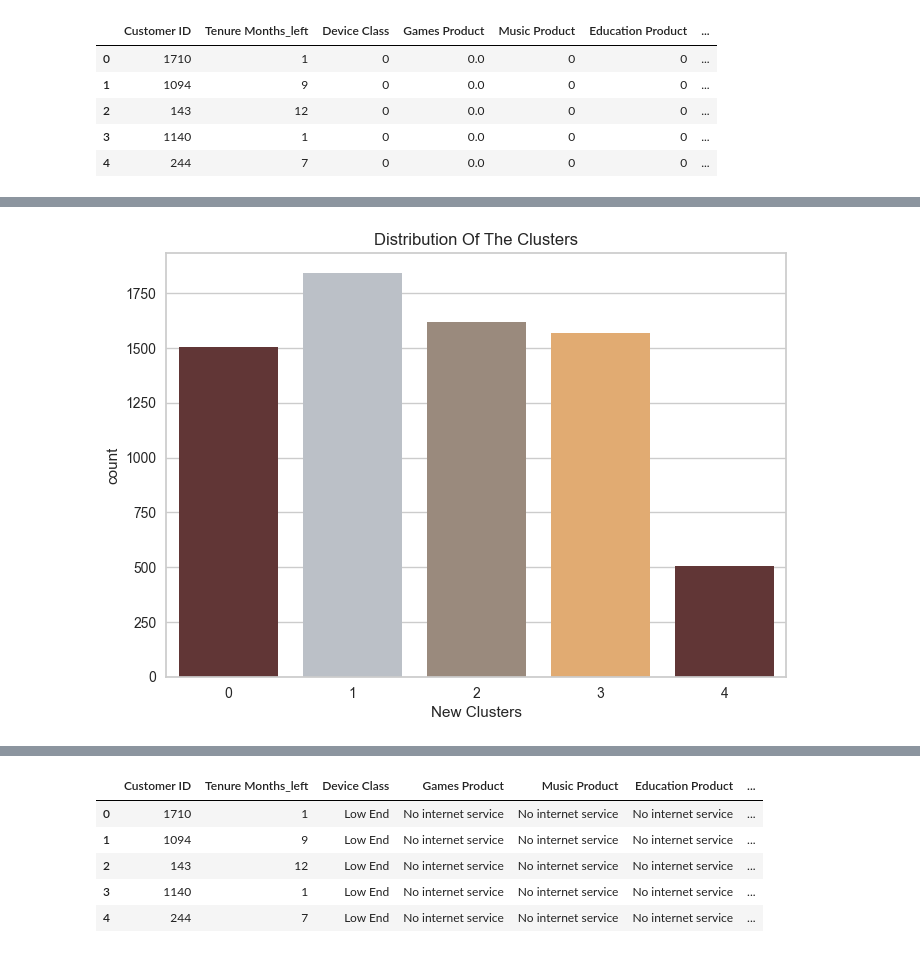
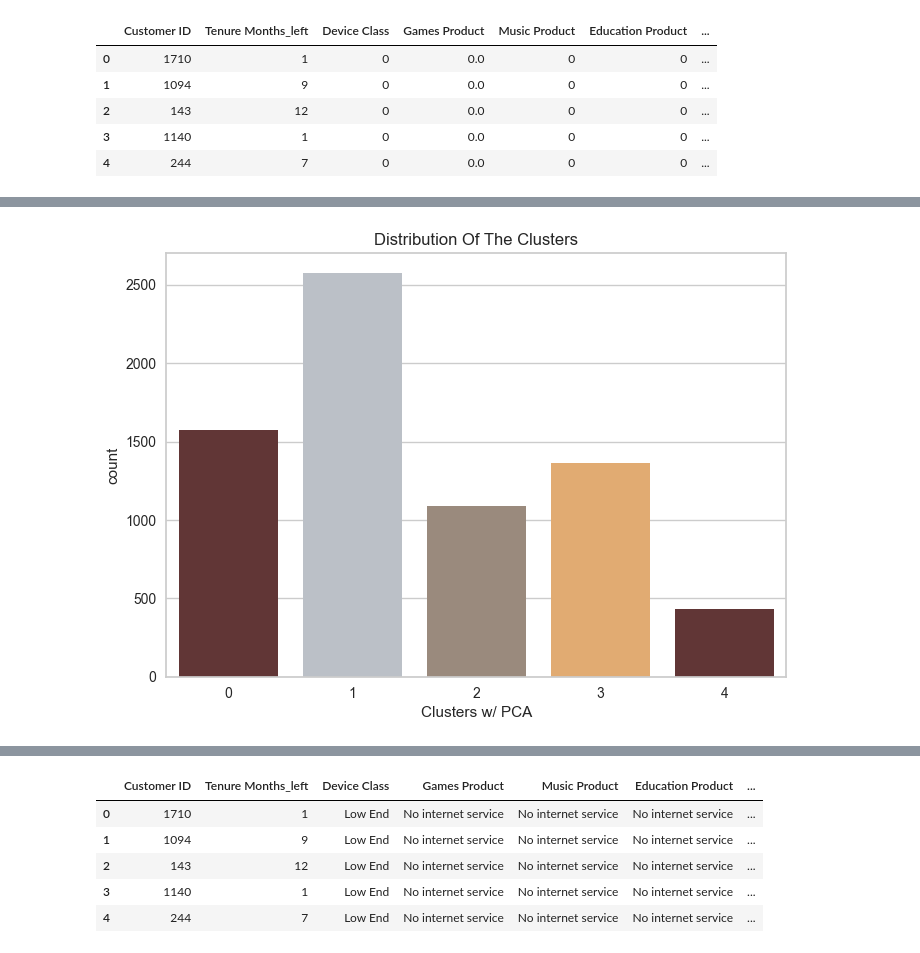
Before and after one commit to whisnumurtyga/dsw-second-guess, a Jupyter notebook: code/clustering.ipynb, the cells around one changed output, grey strips where cells are left out. Cells and saved outputs as stored; diff of their text form; code cells hidden in the pictures.

```diff
--- a/code/clustering.ipynb
+++ b/code/clustering.ipynb
@@ -311,11 +305,11 @@ plt.show()
 # %%
 #Plotting countplot of clusters
 pal = ["#682F2F","#B9C0C9", "#9F8A78","#F3AB60"]
-pl = sns.countplot(x=new_df["New Clusters"], palette= pal)
+pl = sns.countplot(x=new_df["Clusters w/ PCA"], palette= pal)
 pl.set_title("Distribution Of The Clusters")
 plt.show()
 # %% [output]
-[figure, old version]
+[figure, new version]
 # %%
 sns.heatmap(new_df.corr(), annot=True, fmt='.1f')
 # %% [output]
```
Also changed, not shown: parts of 19 cells of this notebook.
